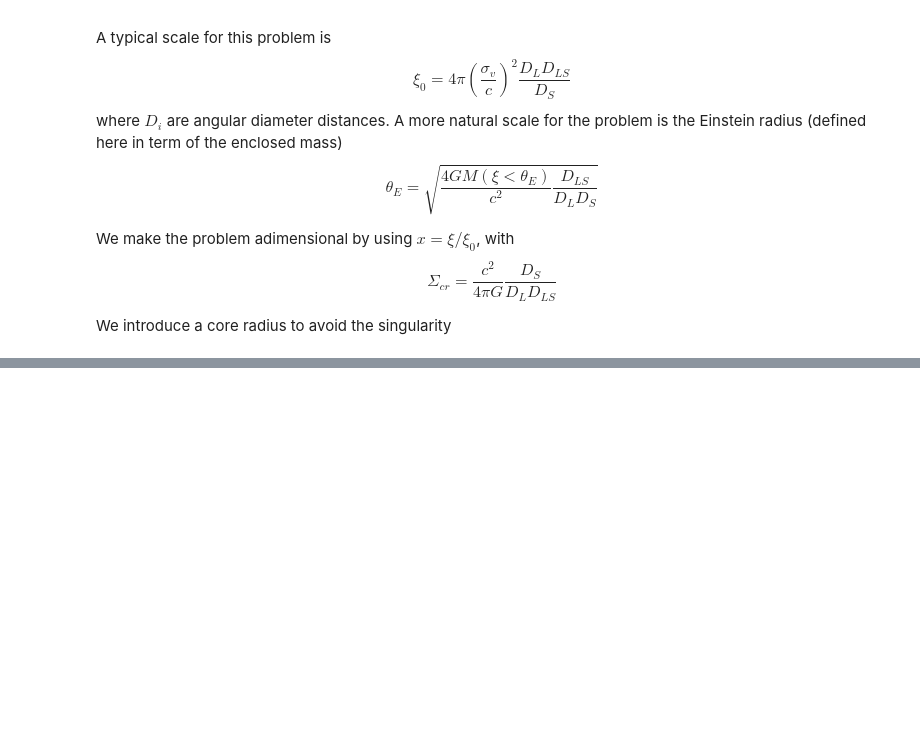
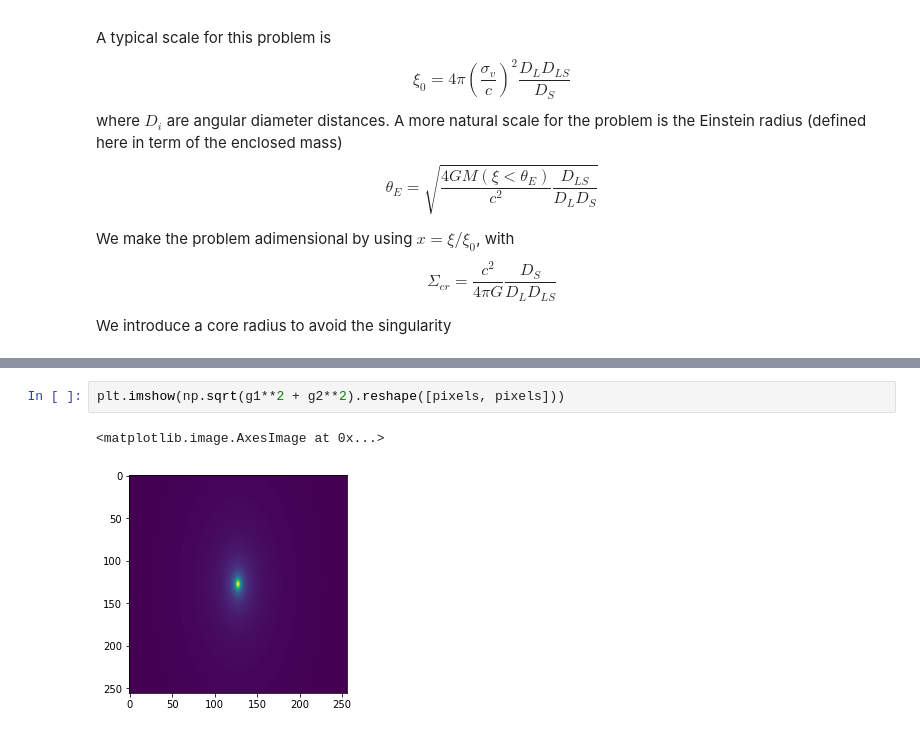
Before and after one commit to AlexandreAdam/GravitationalLensing, a Jupyter notebook: notebooks/SIS_profile.ipynb, the cells around one changed output, grey strips where cells are left out. Drawn from its saved outputs; the diff is of its cells as text; blank space fills up the shorter version.

```diff
--- a/notebooks/SIS_profile.ipynb
+++ b/notebooks/SIS_profile.ipynb
@@ -131,0 +144,5 @@ ax2.plot(x_l.ravel()[::100], y_l.ravel()[::100], "k.")
+# %%
+plt.imshow(np.sqrt(g1**2 + g2**2).reshape([pixels, pixels]))
+# %% [output]
+<matplotlib.image.AxesImage at 0x...>
+[figure, added]
```
Also changed, not shown: parts of 4 cells of this notebook.
